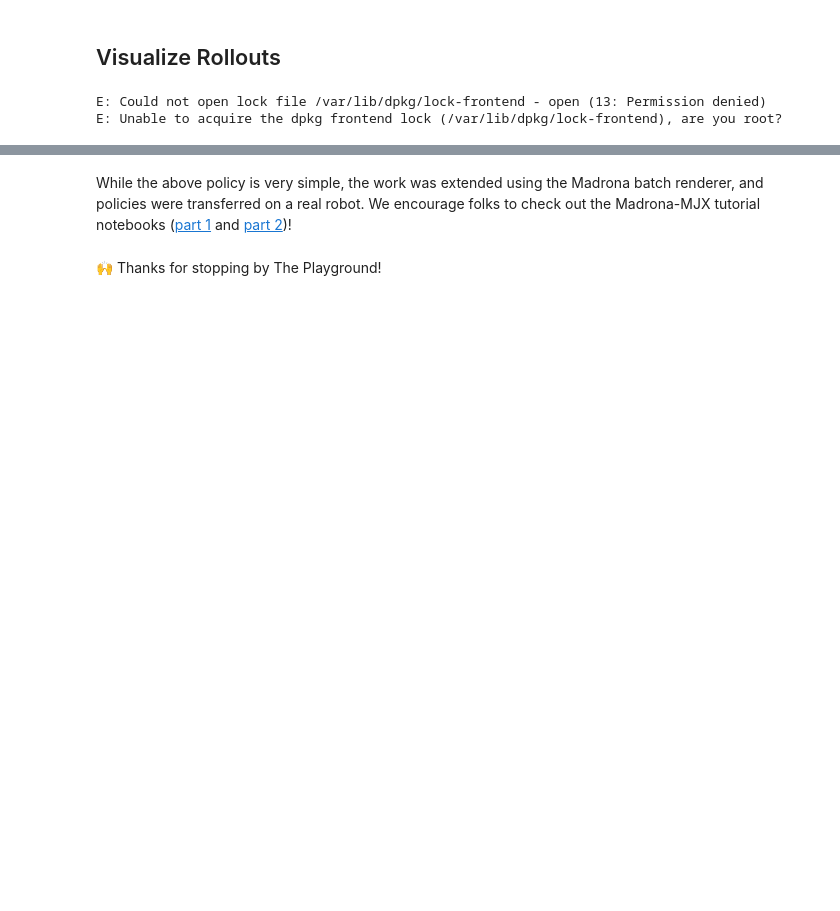
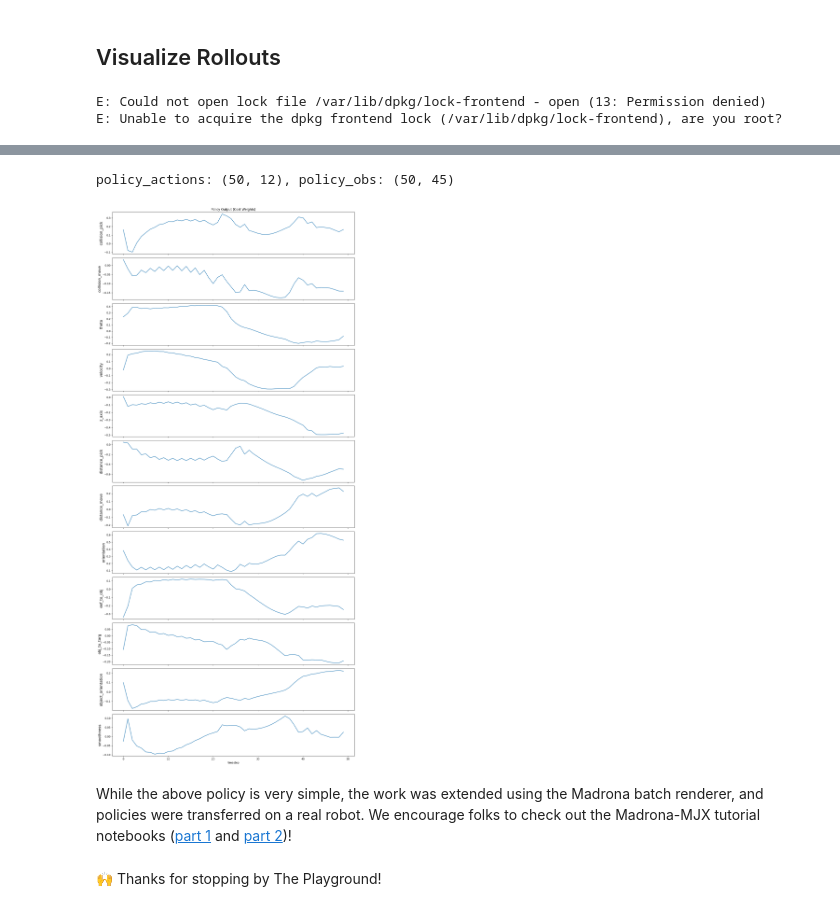
Before and after one commit to alinjar1996/mujoco_playground, a Jupyter notebook: learning/notebooks/manipulation.ipynb, the cells around one changed output, grey strips where cells are left out. Drawn from its saved outputs; the diff is of its cells as text; code cells hidden in the pictures; blank space fills up the shorter version.

```diff
--- a/learning/notebooks/manipulation.ipynb
+++ b/learning/notebooks/manipulation.ipynb
@@ -697,3 +711,28 @@ plt.show()
+# %%
+d = np.load(f"policy_output_{env_name}_{CHECKPOINT_IDX}.npz")
+act = d['policy_actions']  # (T, num_cost_weights) - cost weights from policy
+obs = d['policy_obs']      # (T, obs_dim)
+print(f"policy_actions: {act.shape}, policy_obs: {obs.shape}")
+
+# Cost weight names from LiftBox.__init__ (env.cost_weights gets overwritten by JAX during step)
+cost_names = [
+    'collision_pick', 'collision_move', 'theta', 'velocity', 'z_axis',
+    'distance_pick', 'distance_move', 'orientation', 'eef_to_obj',
+    'obj_to_targ', 'object_orientation', 'smoothness',
+]
+
+fig, axes = plt.subplots(act.shape[1], 1, figsize=(14, 2.5 * act.shape[1]), sharex=True)
+for i in range(act.shape[1]):
+    axes[i].plot(act[:, i])
+    label = cost_names[i]
+    axes[i].set_ylabel(label, fontsize=14)
+axes[0].set_title("Policy Output (Cost Weights)")
+axes[-1].set_xlabel("timestep")
+plt.tight_layout()
+plt.show()
+# %% [output]
+policy_actions: (50, 12), policy_obs: (50, 45)
+[figure, added]
 # %% [markdown]
 While the above policy is very simple, the work was extended using the Madrona batch renderer, and policies were transferred on a real robot. We encourage folks to check out the Madrona-MJX tutorial notebooks ([part 1](https://colab.research.google.com/github/google-deepmind/mujoco_playground/blob/main/learning/notebooks/training_vision_1.ipynb) and [part 2](https://colab.research.google.com/github/google-deepmind/mujoco_playground/blob/main/learning/notebooks/training_vision_2.ipynb))!
 # %% [markdown]
```
Also changed, not shown: parts of 12 cells of this notebook, 2 other files.
